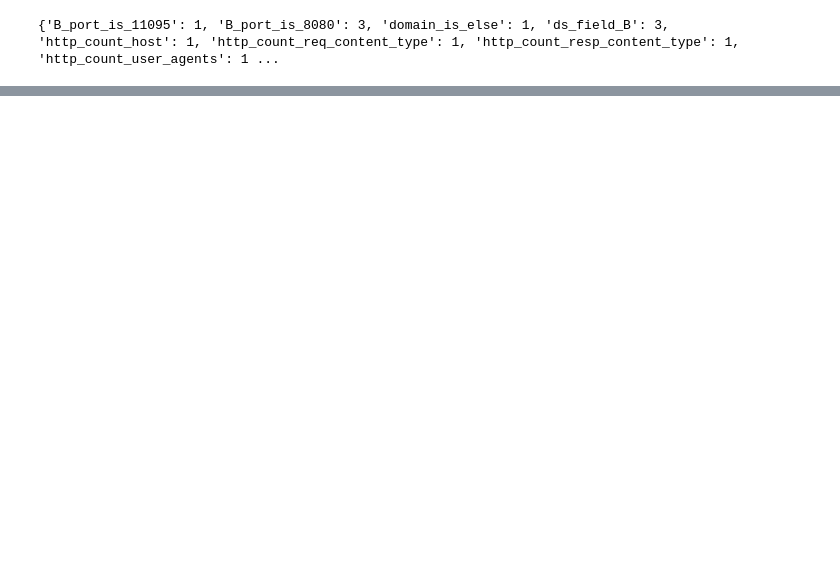
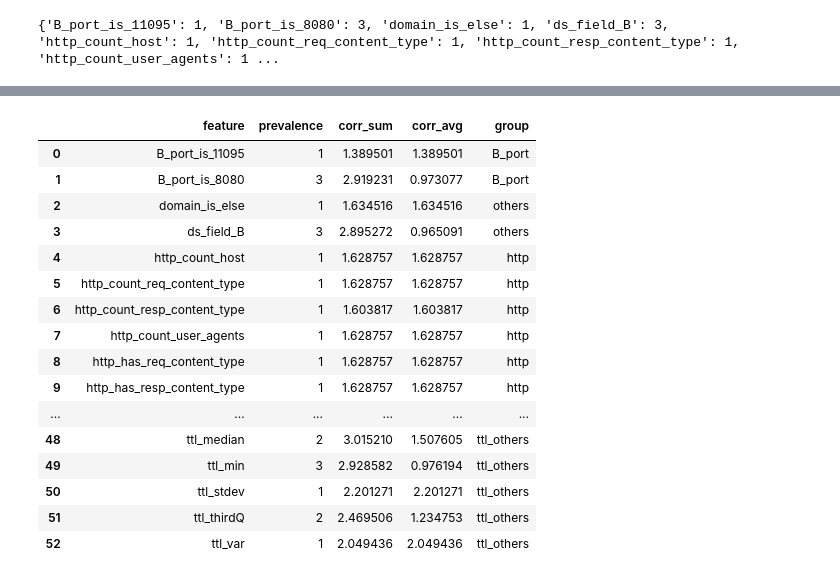
Before and after one commit to BetoPD/Iot-Device-Classifier, a Jupyter notebook: iotDeviceIdentification_eda.ipynb, the cells around one changed output, grey strips where cells are left out. Drawn from its saved outputs; the diff is of its cells as text; code cells hidden in the pictures; blank space fills up the shorter version.

Commit message:
Feature importance analysis. Feature importance sunburst widget.

```diff
--- a/iotDeviceIdentification_eda.ipynb
+++ b/iotDeviceIdentification_eda.ipynb
@@ -473,0 +254,6 @@ print(feature_sums)
+# %%
+feature_group_corr_sum_density = {
+    group: feature_group_corr_sum[group] / len(features)
+    for group, features in feature_groups.items()
+}
+print(feature_group_corr_sum_density)
@@ -473,0 +264,7 @@ print(feature_sums)
+# %%
+# make a dataframe with the data in feature_prevalence and append a column with the data in feature_corr_sum
+feature_analysis = pd.DataFrame.from_dict(feature_prevalence, orient='index', columns=['prevalence'])
+feature_analysis.index.name = 'feature'
+feature_analysis.reset_index(inplace=True)
+feature_analysis['corr_sum'] = feature_analysis['feature'].map(feature_corr_sum)
+feature_analysis.head()
@@ -473,0 +278,26 @@ print(feature_sums)
+# %%
+feature_analysis['corr_avg'] = feature_analysis['corr_sum'] / feature_analysis['prevalence']
+# %%
+feature_analysis['group'] = feature_analysis['feature'].map(
+    lambda x: next((group for group, features in feature_groups.items() if x in features), 'others')
+)
+# %%
+feature_analysis
+# %% [output]
+|  | feature | prevalence | corr_sum | corr_avg | group |
+| 0 | B_port_is_11095 | 1 | 1.389501 | 1.389501 | B_port |
+| 1 | B_port_is_8080 | 3 | 2.919231 | 0.973077 | B_port |
+| 2 | domain_is_else | 1 | 1.634516 | 1.634516 | others |
+| 3 | ds_field_B | 3 | 2.895272 | 0.965091 | others |
+| 4 | http_count_host | 1 | 1.628757 | 1.628757 | http |
+| 5 | http_count_req_content_type | 1 | 1.628757 | 1.628757 | http |
+| 6 | http_count_resp_content_type | 1 | 1.603817 | 1.603817 | http |
+| 7 | http_count_user_agents | 1 | 1.628757 | 1.628757 | http |
+| 8 | http_has_req_content_type | 1 | 1.628757 | 1.628757 | http |
+| 9 | http_has_resp_content_type | 1 | 1.628757 | 1.628757 | http |
+| ... | ... | ... | ... | ... | ... |
+| 48 | ttl_median | 2 | 3.015210 | 1.507605 | ttl_others |
+| 49 | ttl_min | 3 | 2.928582 | 0.976194 | ttl_others |
+| 50 | ttl_stdev | 1 | 2.201271 | 2.201271 | ttl_others |
+| 51 | ttl_thirdQ | 2 | 2.469506 | 1.234753 | ttl_others |
+| 52 | ttl_var | 1 | 2.049436 | 2.049436 | ttl_others |
```
Also changed, not shown: parts of 22 cells of this notebook.
